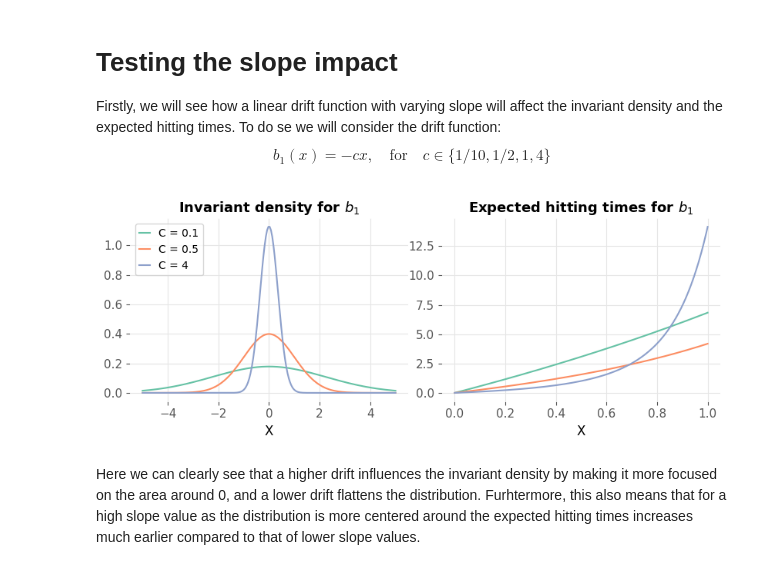
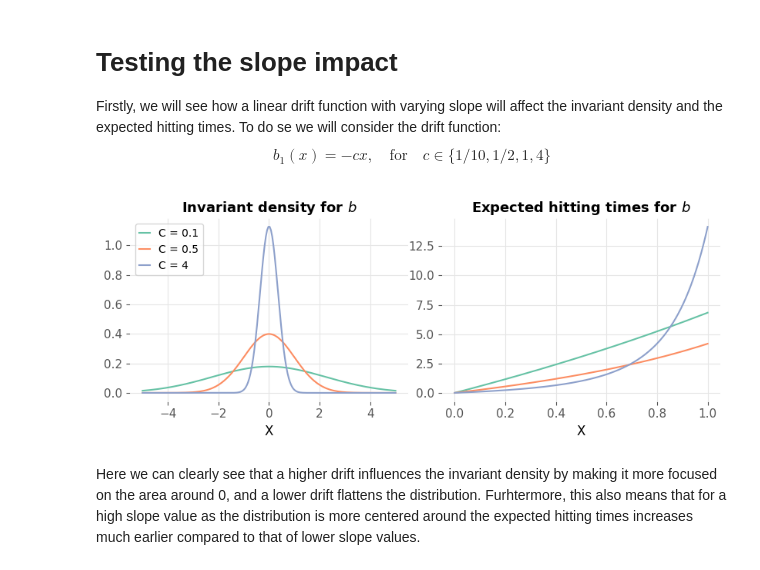
Before and after one commit to RasmusBrostroem/Data-driven-algorithms-for-Impulse-control-problem-Thesis, a Jupyter notebook: TestingDriftFunctions.ipynb, the cells around one changed output. Drawn from its saved outputs; the diff is of its cells as text; code cells hidden in the pictures.

```diff
--- a/TestingDriftFunctions.ipynb
+++ b/TestingDriftFunctions.ipynb
@@ -31,36 +31,36 @@ expected_hitting_times = [pros.xi(x_range_xi) for pros in diffProsses]
 # %%
 colors = ['#66c2a5', '#fc8d62', '#8da0cb']
 
 fig, ax = plt.subplots(1,2,figsize=(8.3, 3.4))
 #fig.set_size_inches(11.69, 8.27)
 
 for i, invariant_density in enumerate(invariant_densities):
     ax[0].plot(x_range_invariant, invariant_density, label=f"C = {cs[i]}", color=colors[i])
 ax[0].legend(loc="upper left", handlelength=1, handleheight=0.5)
-ax[0].set_title("Invariant density for $b_1$", fontsize=13, fontweight="bold")
+ax[0].set_title("Invariant density for $b$", fontsize=13, fontweight="bold")
 #ax[0].set_xlabel("X", fontsize=12)
 ax[0].ticklabel_format(style="plain")
 ax[0].tick_params(axis='both', which='major', labelsize=11)
 ax[0].tick_params(axis='both', which='minor', labelsize=11)
 ax[0].set_xlabel("X")
 
 for i, expected_hitting_time in enumerate(expected_hitting_times):
     ax[1].plot(x_range_xi, expected_hitting_time, label=f"C = {cs[i]}", color=colors[i])
 #ax[1].legend(loc="upper left", handlelength=1, handleheight=0.5)
-ax[1].set_title("Expected hitting times for $b_1$", fontsize=13, fontweight="bold")
+ax[1].set_title("Expected hitting times for $b$", fontsize=13, fontweight="bold")
 #ax[1].set_xlabel("X", fontsize=12)
 ax[1].ticklabel_format(style="plain")
 ax[1].tick_params(axis='both', which='major', labelsize=11)
 ax[1].tick_params(axis='both', which='minor', labelsize=11)
 ax[1].set_xlabel("X")
 #ax[1].set_ylim([0, 30])
 plt.tight_layout()
 
 
-#plt.savefig(r'C:\Users\razz_\OneDrive - Aarhus Universitet\UNI\DataVidenskab\10. Semester\Images\DriftAndReward\LinearDriftsb1.pdf')
+#plt.savefig(r'C:\Users\razz_\OneDrive - Aarhus Universitet\UNI\DataVidenskab\10. Semester\Images\DriftAndReward\LinearDriftsb.pdf')
 plt.show()
 # %% [output]
-[figure, old version]
+[figure, new version]
 # %% [markdown]
 Here we can clearly see that a higher drift influences the invariant density by making it more focused on the area around 0, and a lower drift flattens the distribution. Furhtermore, this also means that for a high slope value as the distribution is more centered around the expected hitting times increases much earlier compared to that of lower slope values.
 # %% [markdown]
```
